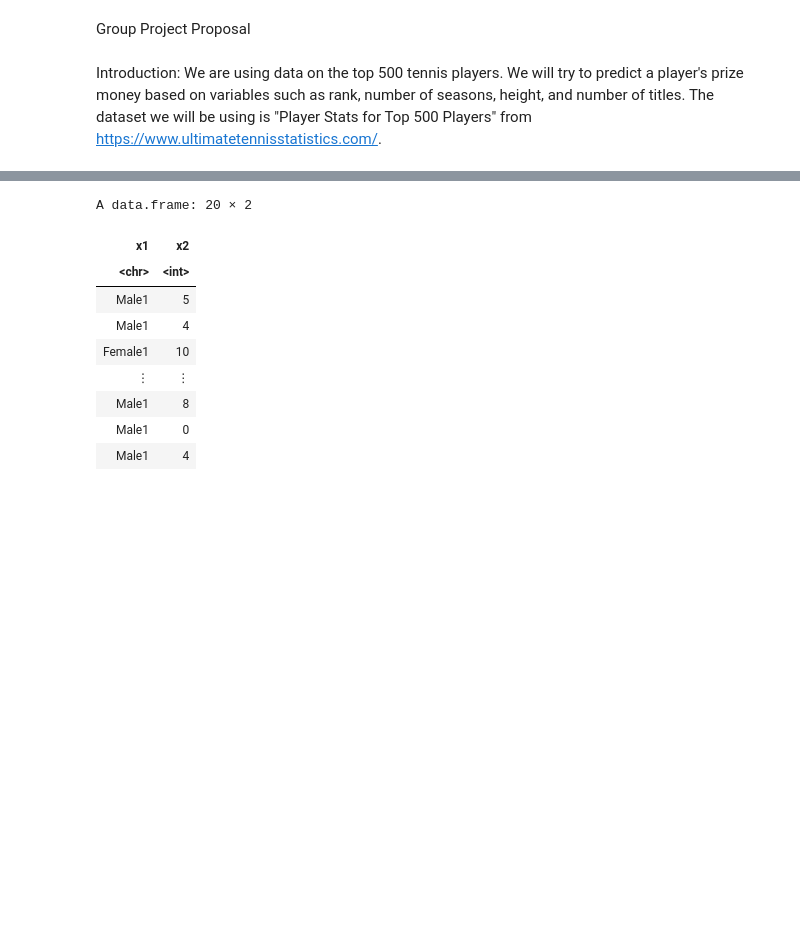
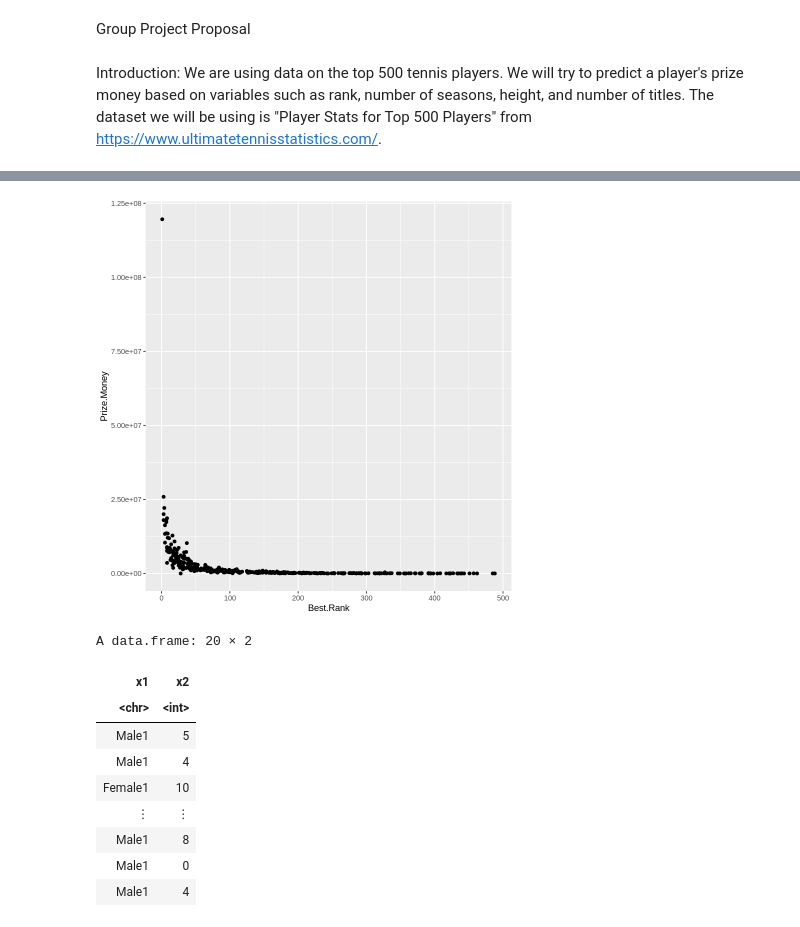
Before and after one commit to dscidyy/DSCI-100-Group-Project, a Jupyter notebook: Proposal.ipynb, the cells around one changed output, grey strips where cells are left out. Saved outputs shown, nothing was run; the diff lists cells and outputs as text; code cells hidden in the pictures; blank space fills up the shorter version.

```diff
--- a/Proposal.ipynb
+++ b/Proposal.ipynb
@@ -65,0 +107,7 @@ A tibble: 500 × 39
+# %%
+plot<-player_stats_tidy%>%
+    mutate(Best.Rank=as.numeric(Best.Rank, na.rm=T), Prize.Money=as.numeric(Prize.Money, na.rm=T))%>%
+    ggplot(aes(x=Best.Rank, y=Prize.Money))+
+        geom_point()
+plot
+# %% [output]
@@ -66,3 +116,4 @@ A tibble: 500 × 39
+[figure, added]
 # %%
 x1<-sample(c("Male1","Female1"),20,replace=TRUE)
 x2<-rpois(20,5)
```
Also changed, not shown: parts of 4 cells of this notebook.
